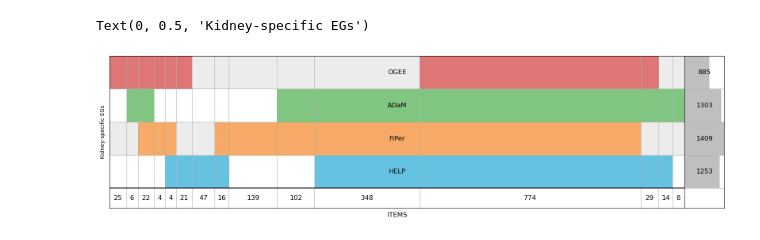
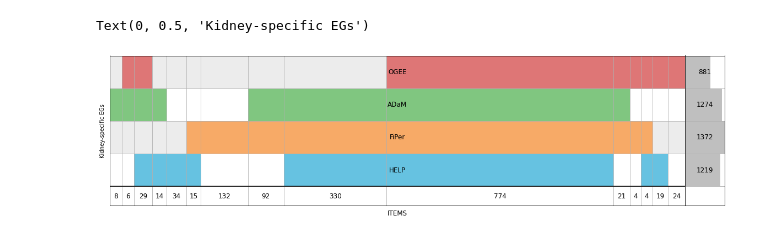
Before and after one commit to giordamaug/HELP, a Jupyter notebook: help/notebooks/plos_supervenn.ipynb, the cells around one changed output. Saved outputs shown, nothing was run; the diff lists cells and outputs as text; code cells hidden in the pictures.

```diff
--- a/help/notebooks/plos_supervenn.ipynb
+++ b/help/notebooks/plos_supervenn.ipynb
@@ -1,31 +1,31 @@
 # %%
 import pandas as pd
 import os
 import matplotlib.pyplot as plt
 from supervenn import supervenn
 datapath = "../data"
 # load labeling
-df_help = pd.read_csv(os.path.join(datapath, "Kidney_HELP.csv"), index_col=0)
-df_ogee = pd.read_csv(os.path.join(datapath, "Kidney_OGEE.csv"), index_col=0)
-df_fiper = pd.read_csv(os.path.join(datapath, "Kidney_FiPer.csv"), index_col=0)
-df_adam = pd.read_csv(os.path.join(datapath, "Kidney_AdAM.csv"), index_col=0)
+df_help = pd.read_csv(os.path.join(datapath, "Kidney_HELP_shared.csv"), index_col=0)
+df_ogee = pd.read_csv(os.path.join(datapath, "Kidney_OGEE_shared.csv"), index_col=0)
+df_fiper = pd.read_csv(os.path.join(datapath, "Kidney_FiPer_shared.csv"), index_col=0)
+df_adam = pd.read_csv(os.path.join(datapath, "Kidney_AdAM_shared.csv"), index_col=0)
 # load benchmarks
 
 color_cycle = plt.rcParams['axes.prop_cycle'].by_key()['color']
 color_cycle[0] = '#009ACD'
 sets = [
         set(df_help[df_help['label']=='E'].index.values),
         set(df_fiper[df_fiper['label']=='E'].index.values),
         set(df_adam[df_adam['label']=='E'].index.values),
         set(df_ogee[df_ogee['label']=='E'].index.values),
        ]
 labels = ['HELP', 'FiPer', 'ADaM', 'OGEE', 'HELP']
 plt.figure(figsize=(20, 5))
 color_cycle = plt.rcParams['axes.prop_cycle'].by_key()['color']
 color_cycle[0] = '#009ACD'
 supervenn(sets, labels, widths_minmax_ratio=0.05, side_plots='right', color_cycle=color_cycle)
 plt.ylabel('Kidney-specific EGs', fontsize = 10)
 #plt.savefig("labelling_svenn.jpg", dpi=600)
 # %% [output]
 Text(0, 0.5, 'Kidney-specific EGs')
-[figure, old version]
+[figure, new version]
```
Also changed, not shown: 3 other files.
